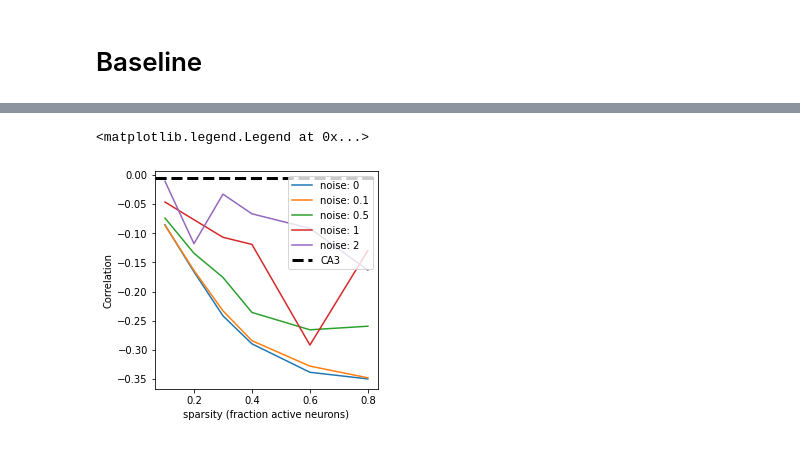
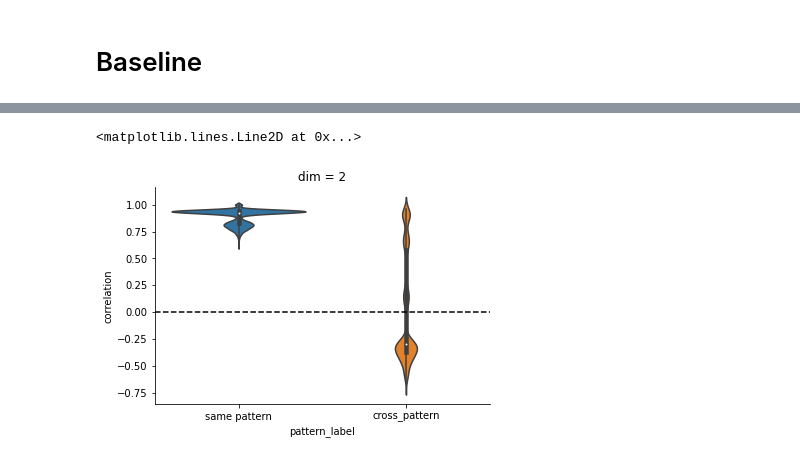
Before and after one commit to fstella/ObjSpace_Coding_Model, a Jupyter notebook: davide/dimensionality_effect.ipynb, the cells around one changed output, grey strips where cells are left out. Drawn from its saved outputs; the diff is of its cells as text; code cells hidden in the pictures.

```diff
--- a/davide/dimensionality_effect.ipynb
+++ b/davide/dimensionality_effect.ipynb
@@ -425,25 +86,23 @@ with open(out_file_path, 'wb') as handle:
-# %%
-plt.figure(figsize=(4,4))
-plt.xlabel("sparsity (fraction active neurons)")
-plt.ylabel("Correlation")
-
-for noise in noise_levels:
-    idxs = np.where(np.asarray(CA1_data['noise_level'])==noise)
-    sparsitites = np.asarray(CA1_data['sparsity'])[idxs]
-    correlations = np.asarray(CA1_data['retr_correlations'])[idxs]
-    distances = np.asarray(CA1_data['pfc_distances'])[idxs]
-    binned_corr = []
-    for i,CA1_DD in enumerate(correlations):
-        binned_corr.append(binned_statistic(distances[i],CA1_DD,statistic='mean',bins=10)[0])
-    min_corr_l = [min(i) for i in binned_corr]
-
-    plt.plot(sparsitites,min_corr_l,label=f'noise: {noise}')
-
-# CA3
-binned_corr = binned_statistic(CA3_data['pfc_distances'],CA3_data['correlations'],statistic='mean',bins=10)[0]
-plt.axhline(y=min(binned_corr),linestyle='--',linewidth=3,c='k',label='CA3')
-
-plt.legend()
-# %% [output]
-<matplotlib.legend.Legend at 0x...>
-[figure, removed]
+# %%
+for epoch1,epoch2,pattern1,pattern2 in product(range(epochs),range(epochs),range(N_Patt),range(N_Patt)):
+    data['epoch1'].append(epoch1)
+    data['epoch2'].append(epoch2)
+    data['pattern1'].append(pattern1)
+    data['pattern2'].append(pattern2)
+    if pattern1==pattern2:
+        data['pattern_label'].append('same pattern')
+    else:
+        data['pattern_label'].append('cross_pattern')
+    data['correlation'].append(np.corrcoef(pattern_Act[epoch1,pattern1],pattern_Act[epoch2,pattern2])[0,1])
+
+
+
+data = pd.DataFrame.from_dict(data)
+# %%
+sns.violinplot(data =data, x= 'pattern_label',y='correlation')
+sns.despine()
+plt.title(f'dim = {dim}')
+plt.axhline(y=0,linestyle='--',c='k')
+# %% [output]
+<matplotlib.lines.Line2D at 0x...>
+[figure, added]
```
Also changed, not shown: parts of 17 cells of this notebook.
